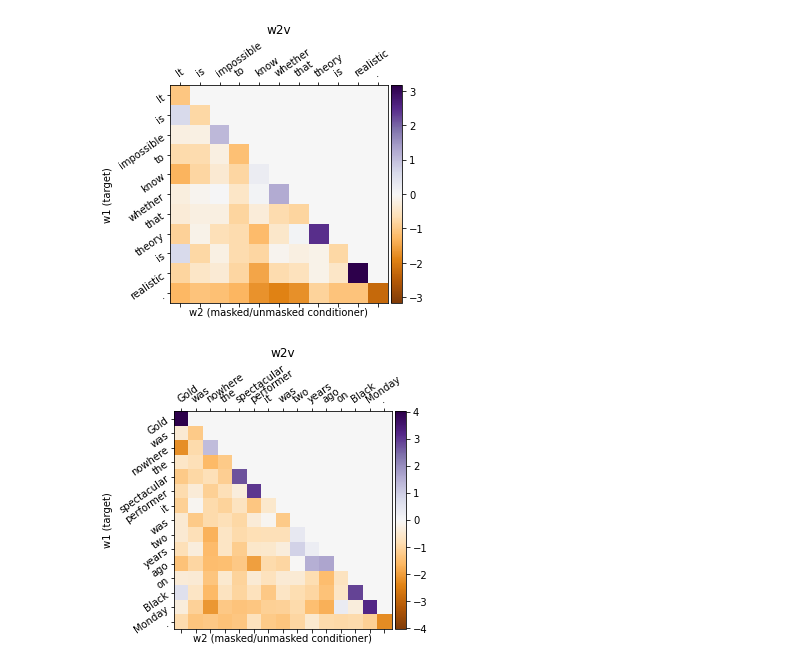
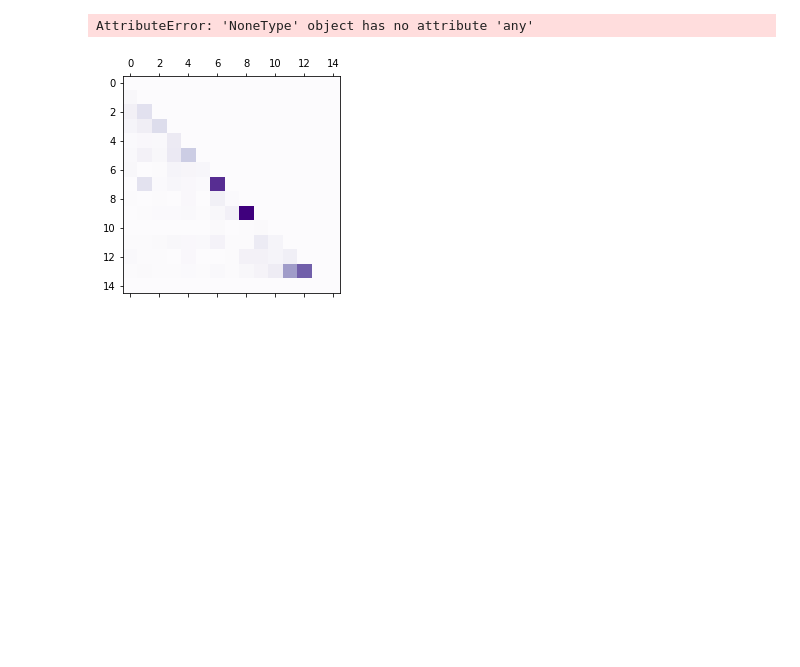
Before and after one commit to postylem/pmi-dependencies, a Jupyter notebook: inspecting_cpmi_matrices.ipynb, the cells around one changed output. Drawn from its saved outputs; the diff is of its cells as text; code cells hidden in the pictures; blank space fills up the shorter version.

Commit message:
better plotting

```diff
--- a/inspecting_cpmi_matrices.ipynb
+++ b/inspecting_cpmi_matrices.ipynb
@@ -53,8 +74,9 @@ def plot_pmi_matrix(key_sen,pmi_matrix,title=None):
 # %%
 CONNLX_FILE = 'ptb3-wsj-data/ptb3-wsj-dev.conllx'
 OBSERVATIONS = CONLLReader(CONLL_COLS).load_conll_dataset(CONNLX_FILE) #not necessary... just for checking
-RESULTS_DIR = "results-clean/contextual_embedding_models/"
+RESULTS_DIR = "results-clean/"
 
+######
 MATRICES = dict()
 MODELS = [
     "bart-large",
@@ -70,6 +92,29 @@ MODELS = [
     "xlnet-base-cased",
     "xlnet-large-cased"]
 for m in MODELS:
-    resultsdir = glob(os.path.join(RESULTS_DIR,m+'*/'))[0]
+    resultsdir = glob(os.path.join(
+        RESULTS_DIR, "contextual_embedding_models",  m + '*/'))[0]
+    npzpath = os.path.join(resultsdir, 'pmi_matrices.npz')
+    MATRICES[m] = np.load(npzpath)
+
+######
+POS_MATRICES = dict()
+POS_MODELS = [
+    ["IB_probe/", "IB_xpos_bert-large-cased"],
+    ["IB_probe/", "IB_xpos_xlnet-base-cased"],
+    ["simple_probe/", "xpos_bert-large-cased"],
+    ["simple_probe/", "xpos_xlnet-base-cased"]
+]
+for pm in POS_MODELS:
+    resultsdir = glob(os.path.join(
+        RESULTS_DIR, "pos-cpmi", pm[0] + pm[1] + '*/'))[0]
+    npzpath = os.path.join(resultsdir, 'pmi_matrices.npz')
+    POS_MATRICES[pm[1]] = np.load(npzpath)
+
+#######
+LSTM_MATRICES = dict()
+LSTM_MODELS = ["lstm", "onlstm", "onlstm_syd"]
+for m in LSTM_MODELS:
+    resultsdir = glob(os.path.join("lstm-vs-onlstm/",  m))[0]
     npzpath = os.path.join(resultsdir,'pmi_matrices.npz')
-    MATRICES[m] = np.load(npzpath)
+    LSTM_MATRICES[m] = np.load(npzpath)
@@ -76,13 +126,14 @@ for m in MODELS:
 # %%
-m = 'w2v'
-for i in [442,1352]:
-    key = list(MATRICES[m].keys())[i]
-    mat = MATRICES[m][key]
+m = 'lstm'
+for i in [1352]:
+    key = list(LSTM_MATRICES[m].keys())[i]
+    mat = LSTM_MATRICES[m][key]
     if not m == "w2v":
         mat = abs(mat)
-    mat = np.tril(mat + mat.T)
+    mat = np.nan_to_num(np.tril(mat + mat.T))
     plot_pmi_matrix(key, mat, title=m)
+# plt.savefig('1352w2v.pdf')
 # %% [output]
+AttributeError: 'NoneType' object has no attribute 'any'
-[figure, old version]
+[figure, new version]
-[figure, removed]
 # %%
```
Also changed, not shown: parts of 9 cells of this notebook, 8 other files.
